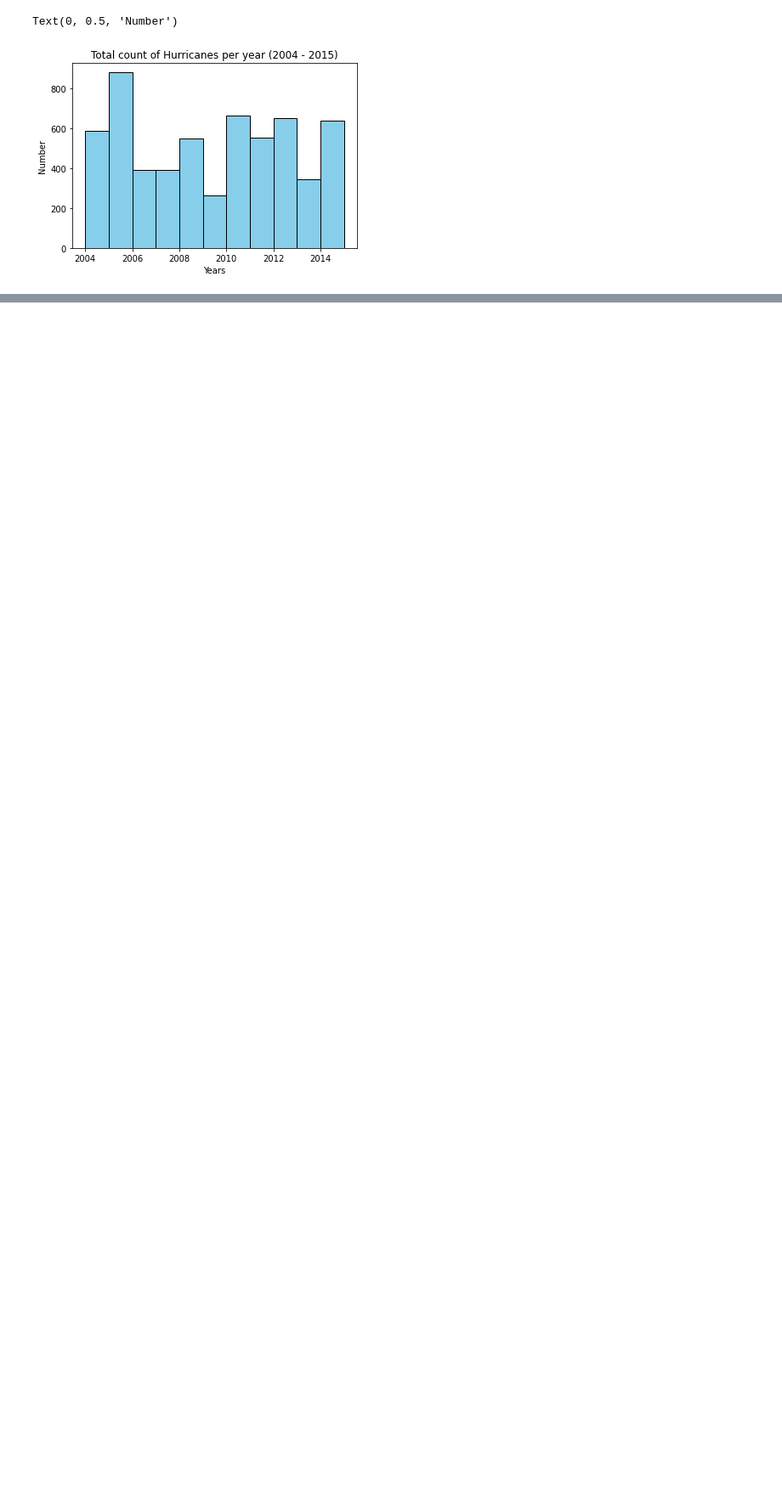
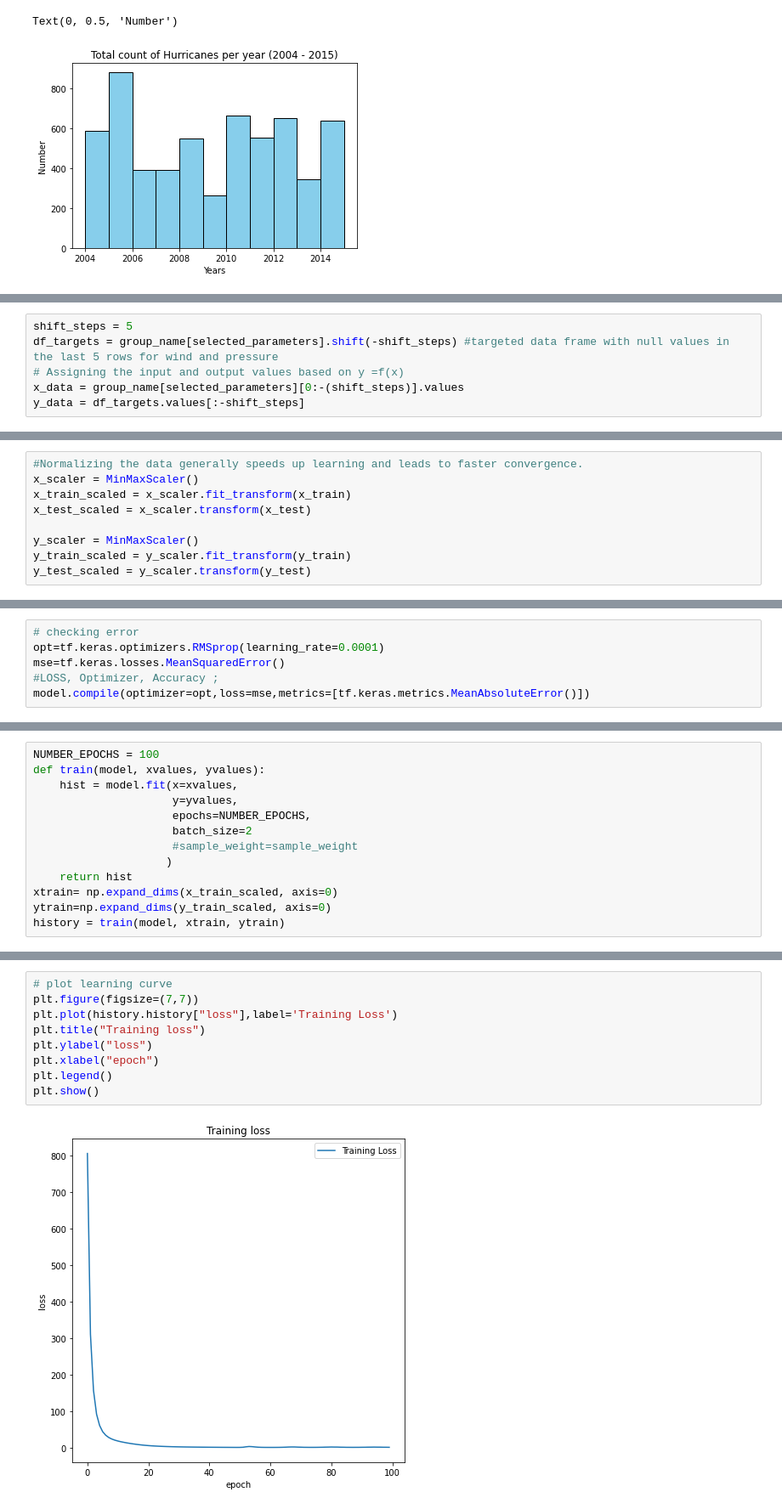
Before and after one commit to Pratichhya/Pratichhya.github.io, a Jupyter notebook: docs/documents/hurricane_dsc.ipynb, the cells around one changed output, grey strips where cells are left out. Shown at 85% size. Drawn from its saved outputs; the diff is of its cells as text; blank space fills up the shorter version.

```diff
--- a/docs/documents/hurricane_dsc.ipynb
+++ b/docs/documents/hurricane_dsc.ipynb
@@ -295,0 +596,6 @@ Text(0, 0.5, 'Number')
+# %%
+shift_steps = 5
+df_targets = group_name[selected_parameters].shift(-shift_steps) #targeted data frame with null values in the last 5 rows for wind and pressure
+# Assigning the input and output values based on y =f(x)
+x_data = group_name[selected_parameters][0:-(shift_steps)].values
+y_data = df_targets.values[:-shift_steps]
@@ -295,0 +627,9 @@ Text(0, 0.5, 'Number')
+# %%
+#Normalizing the data generally speeds up learning and leads to faster convergence.
+x_scaler = MinMaxScaler()
+x_train_scaled = x_scaler.fit_transform(x_train)
+x_test_scaled = x_scaler.transform(x_test)
+
+y_scaler = MinMaxScaler()
+y_train_scaled = y_scaler.fit_transform(y_train)
+y_test_scaled = y_scaler.transform(y_test)
@@ -295,0 +683,6 @@ Text(0, 0.5, 'Number')
+# %%
+# checking error
+opt=tf.keras.optimizers.RMSprop(learning_rate=0.0001)
+mse=tf.keras.losses.MeanSquaredError()
+#LOSS, Optimizer, Accuracy ;
+model.compile(optimizer=opt,loss=mse,metrics=[tf.keras.metrics.MeanAbsoluteError()])
@@ -295,0 +692,13 @@ Text(0, 0.5, 'Number')
+# %%
+NUMBER_EPOCHS = 100
+def train(model, xvalues, yvalues):
+    hist = model.fit(x=xvalues,
+                     y=yvalues,
+                     epochs=NUMBER_EPOCHS,
+                     batch_size=2
+                     #sample_weight=sample_weight
+                    )
+    return hist
+xtrain= np.expand_dims(x_train_scaled, axis=0)
+ytrain=np.expand_dims(y_train_scaled, axis=0)
+history = train(model, xtrain, ytrain)
@@ -295,0 +723,11 @@ Text(0, 0.5, 'Number')
+# %%
+# plot learning curve
+plt.figure(figsize=(7,7))
+plt.plot(history.history["loss"],label='Training Loss')
+plt.title("Training loss")
+plt.ylabel("loss")
+plt.xlabel("epoch")
+plt.legend()
+plt.show()
+# %% [output]
+[figure, added]
```
Also changed, not shown: parts of 44 cells of this notebook.
